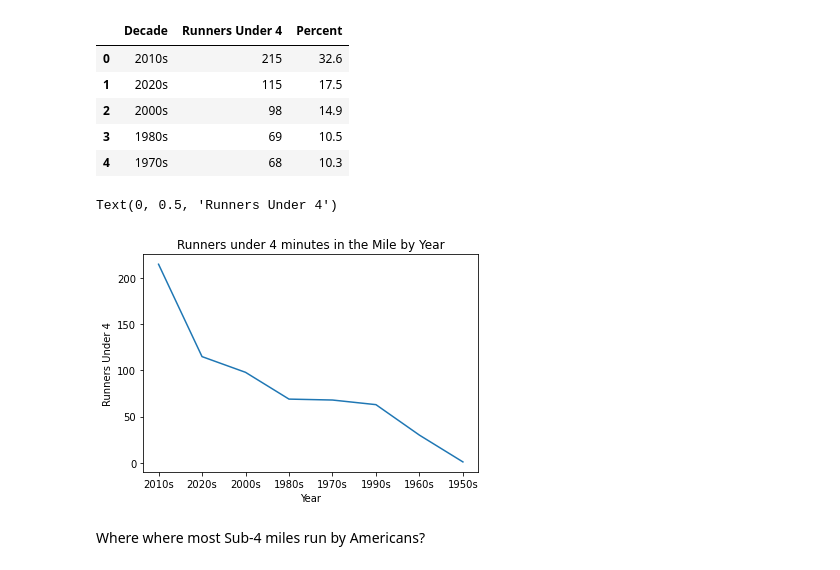
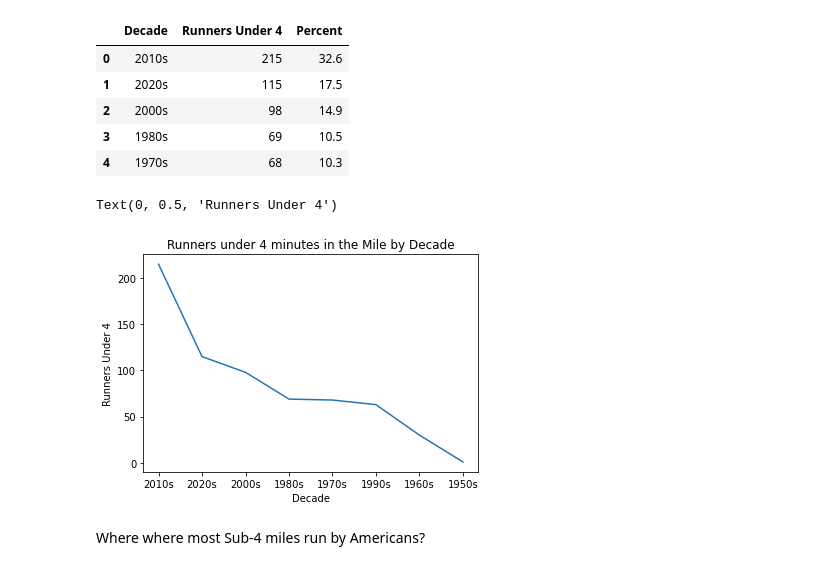
Before and after one commit to LJRollerII/United_States_Sub_4_Milers_Database, a Jupyter notebook: notebooks/Sub_4_Miler_Analysis.ipynb, the cells around one changed output. Cells and saved outputs as stored; diff of their text form; code cells hidden in the pictures.

```diff
--- a/notebooks/Sub_4_Miler_Analysis.ipynb
+++ b/notebooks/Sub_4_Miler_Analysis.ipynb
@@ -274,12 +278,12 @@ Decade.head()
 | 4 | 1970s | 68 | 10.3 |
 # %%
 sns.lineplot(Decade.Decade, Decade['Runners Under 4'])
-plt.title('Runners under 4 minutes in the Mile by Year')
-plt.xlabel('Year')
+plt.title('Runners under 4 minutes in the Mile by Decade')
+plt.xlabel('Decade')
 plt.ylabel('Runners Under 4')
 # %% [output]
 Text(0, 0.5, 'Runners Under 4')
-[figure, old version]
+[figure, new version]
 # %% [markdown]
 Where where most Sub-4 miles run by Americans?
 # %%
```
Also changed, not shown: parts of 16 cells of this notebook, 1 other file.
